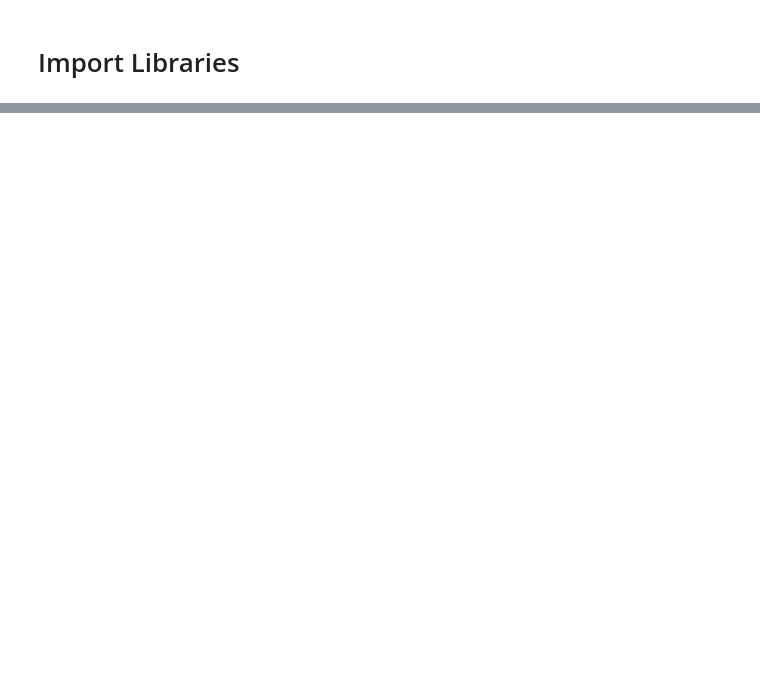
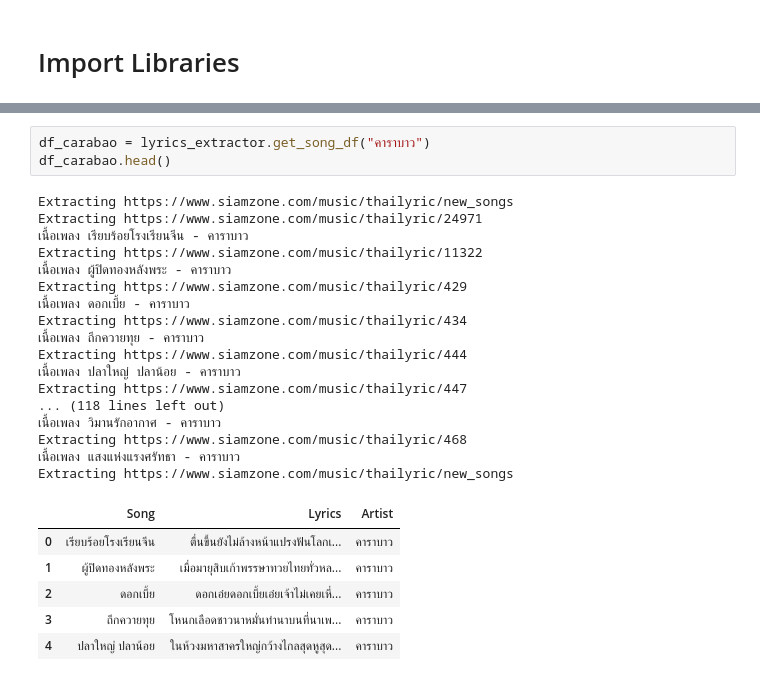
Before and after one commit to porworaeng/Thai_song_lyrics_analysis, a Jupyter notebook: lyrics_analysis.ipynb, the cells around one changed output, grey strips where cells are left out. Drawn from its saved outputs; the diff is of its cells as text; blank space fills up the shorter version.

```diff
--- a/lyrics_analysis.ipynb
+++ b/lyrics_analysis.ipynb
@@ -17,0 +42,27 @@ df_bodyslam.head()
+# %%
+df_carabao = lyrics_extractor.get_song_df("คาราบาว")
+df_carabao.head()
+# %% [output]
+Extracting https://www.siamzone.com/music/thailyric/new_songs
+Extracting https://www.siamzone.com/music/thailyric/24971
+เนื้อเพลง เรียบร้อยโรงเรียนจีน - คาราบาว
+Extracting https://www.siamzone.com/music/thailyric/11322
+เนื้อเพลง ผู้ปิดทองหลังพระ - คาราบาว
+Extracting https://www.siamzone.com/music/thailyric/429
+เนื้อเพลง ดอกเบี้ย - คาราบาว
+Extracting https://www.siamzone.com/music/thailyric/434
+เนื้อเพลง ถึกควายทุย - คาราบาว
+Extracting https://www.siamzone.com/music/thailyric/444
+เนื้อเพลง ปลาใหญ่ ปลาน้อย - คาราบาว
+Extracting https://www.siamzone.com/music/thailyric/447
+... (118 lines left out)
+เนื้อเพลง วิมานรักอากาศ - คาราบาว
+Extracting https://www.siamzone.com/music/thailyric/468
+เนื้อเพลง แสงแห่งแรงศรัทธา - คาราบาว
+Extracting https://www.siamzone.com/music/thailyric/new_songs
+|  | Song | Lyrics | Artist |
+| 0 | เรียบร้อยโรงเรียนจีน | ตื่นขึ้นยังไม่ล้างหน้าแปรงฟันโลกเ... | คาราบาว |
+| 1 | ผู้ปิดทองหลังพระ | เมื่อมายุสิบเก้าพรรษาทวยไทยทั่วหล... | คาราบาว |
+| 2 | ดอกเบี้ย | ดอกเอ๋ยดอกเบี้ยเอ๋ยเจ้าไม่เคยเหี่... | คาราบาว |
+| 3 | ถึกควายทุย | โหนกเลือดชาวนาหมั่นทํานาบนที่นาเพ... | คาราบาว |
+| 4 | ปลาใหญ่ ปลาน้อย | ในห้วงมหาสาครใหญ่กว้างไกลสุดหูสุด... | คาราบาว |
```
Also changed, not shown: parts of 26 cells of this notebook, 5 other files.
